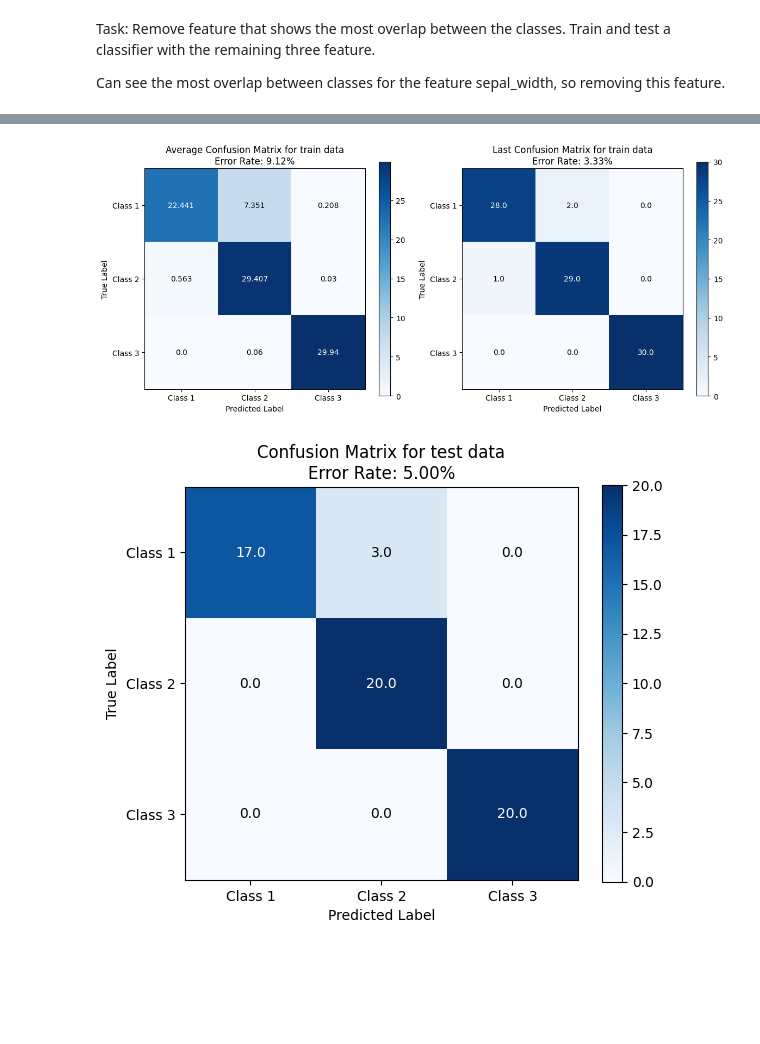
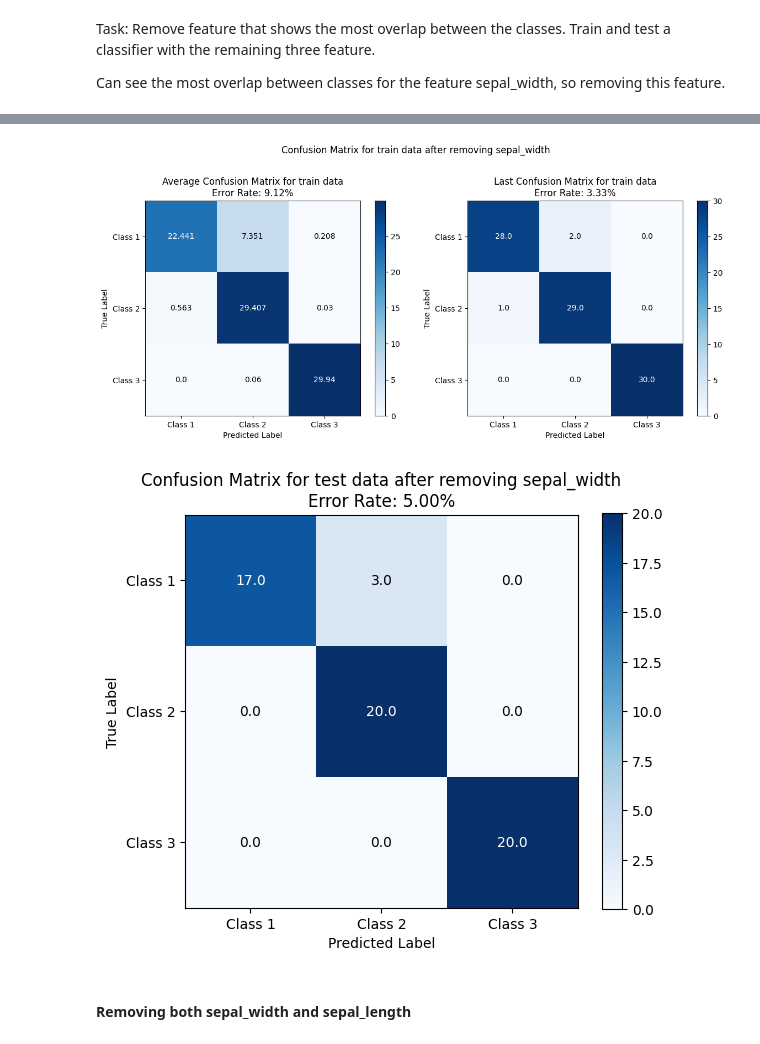
Before and after one commit to tuvats/TTT4275-Classification-project, a Jupyter notebook: iris_project/Iris_task.ipynb, the cells around one changed output, grey strips where cells are left out. Drawn from its saved outputs; the diff is of its cells as text; code cells hidden in the pictures; blank space fills up the shorter version.

```diff
--- a/iris_project/Iris_task.ipynb
+++ b/iris_project/Iris_task.ipynb
@@ -363,27 +384,33 @@ predictions_removed = predict(X_test_removed, W_train_removed)
 # %%
 # Confusion matrix and error rate for train set
 
 avg_cm_removed = sum(confusion_matrices_train_removed) / num_iterations
 last_conf_matrix_removed = confusion_matrices_train_removed[-1]
 avg_error_rate_removed = np.mean(error_rates_removed)
 
 # Create subplots
 fig, axes = plt.subplots(1, 2, figsize=(12, 5))
 
 # Average confusion matrix for train data
 plot_cm(avg_cm_removed, class_names, title="Average Confusion Matrix for train data", ax=axes[0], error_rate=avg_error_rate_removed)
 
 # Confusion matrix for last iteration in training
 plot_cm(last_conf_matrix_removed, class_names, title="Last Confusion Matrix for train data", ax=axes[1], error_rate=error_rates_removed[-1])
 
+fig.suptitle('Confusion Matrix for train data after removing sepal_width', fontsize=12, y=1.05)
+
+# Adjust layout to avoid overlap
 plt.tight_layout()
+plt.subplots_adjust(top=0.85)  # push subplots down to make more room under suptitle
 plt.show()
 # %% [output]
-[figure, old version]
+[figure, new version]
 # %%
 # Confusion matrix for test data
 error_rate_test_removed = get_error_rate(y_test_removed, predictions_removed)
 conf_matrix_test_removed = get_confusion_matrix(y_test_removed, predictions_removed)
-plot_cm(conf_matrix_test_removed, class_names, title="Confusion Matrix for test data", error_rate=error_rate_test_removed)
+plot_cm(conf_matrix_test_removed, class_names, title="Confusion Matrix for test data after removing sepal_width", error_rate=error_rate_test_removed)
 # %% [output]
-[figure, old version]
+[figure, new version]
+# %% [markdown]
+#### Removing both sepal_width and sepal_length
```
Also changed, not shown: parts of 15 cells of this notebook, 7 other files.
